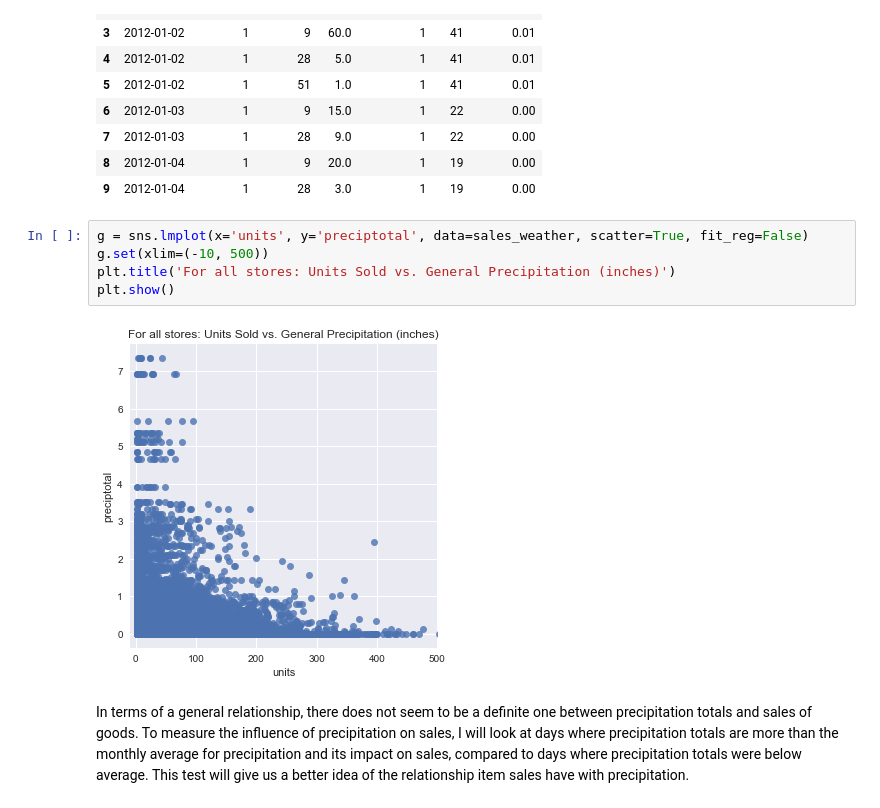
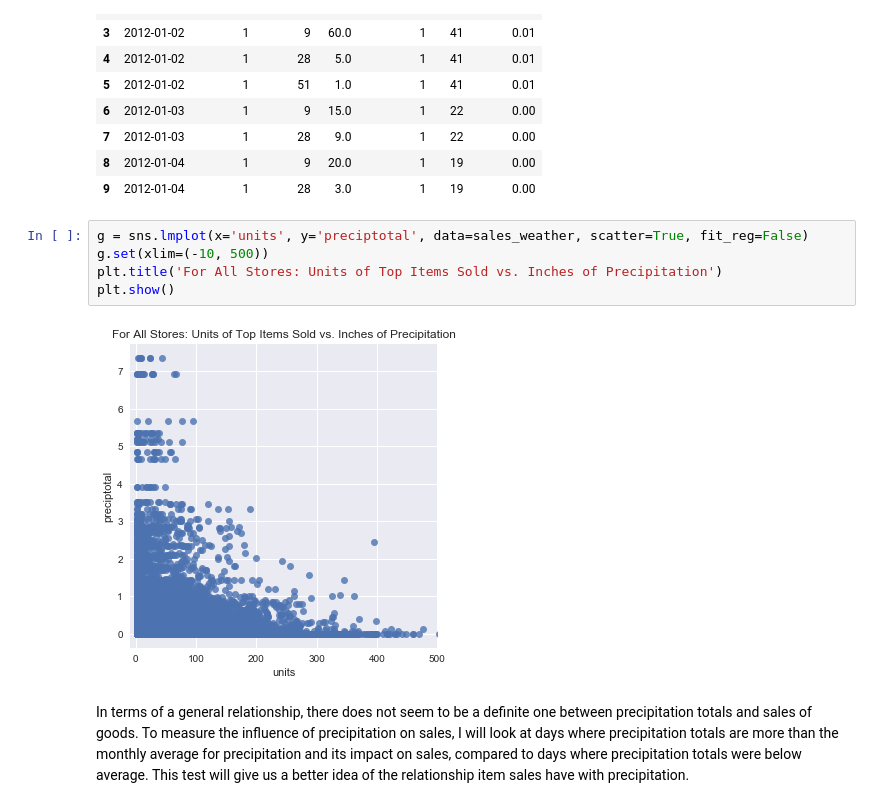
Before and after one commit to vpatel94/springboard, a Jupyter notebook: capstone project/final/Capstone Project Final Deliverable.ipynb, the cells around one changed output. Cells and saved outputs as stored; diff of their text form.

```diff
--- a/capstone project/final/Capstone Project Final Deliverable.ipynb
+++ b/capstone project/final/Capstone Project Final Deliverable.ipynb
@@ -224,10 +224,10 @@ sales_weather.head(10)
 # %%
 g = sns.lmplot(x='units', y='preciptotal', data=sales_weather, scatter=True, fit_reg=False)
 g.set(xlim=(-10, 500))
-plt.title('For all stores: Units Sold vs. General Precipitation (inches)')
+plt.title('For All Stores: Units of Top Items Sold vs. Inches of Precipitation')
 plt.show()
 # %% [output]
-[figure, old version]
+[figure, new version]
 # %% [markdown]
 In terms of a general relationship, there does not seem to be a definite one between precipitation totals and sales of goods. To measure the influence of precipitation on sales, I will look at days where precipitation totals are more than the monthly average for precipitation and its impact on sales, compared to days where precipitation totals were below average. This test will give us a better idea of the relationship item sales have with precipitation.
 # %% [markdown]
```
Also changed, not shown: parts of 1 cell of this notebook, 1 other file.
